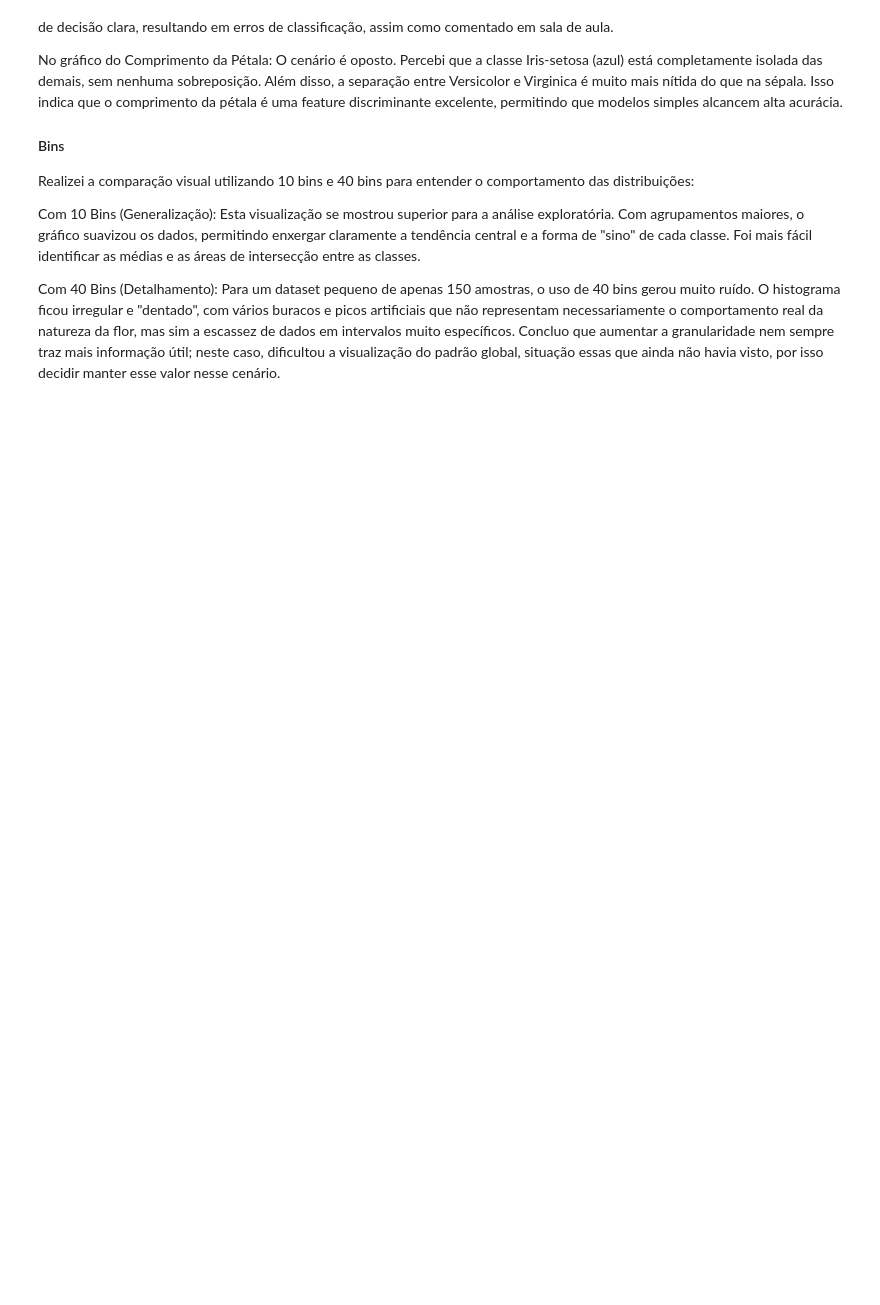
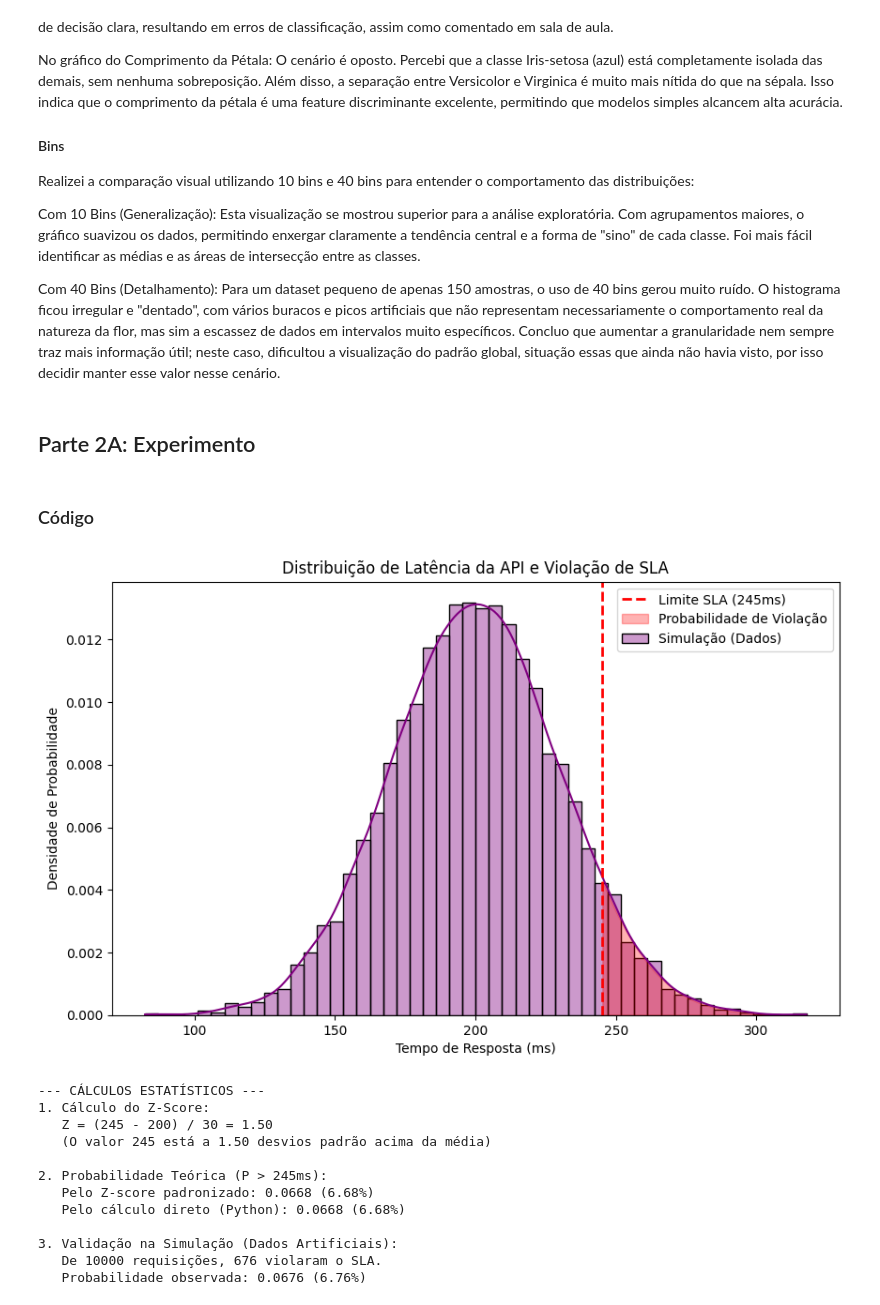
Before and after one commit to lima-12/estatistica-llm, a Jupyter notebook: estatistisca_llm.ipynb, the cells around one changed output. Cells and saved outputs as stored; diff of their text form; code cells hidden in the pictures; blank space fills up the shorter version.

Commit message:
feat: parte1B e parte1C

```diff
--- a/estatistisca_llm.ipynb
+++ b/estatistisca_llm.ipynb
@@ -64,3 +64,7 @@ Realizei a comparação visual utilizando 10 bins e 40 bins para entender o comp
 Com 10 Bins (Generalização): Esta visualização se mostrou superior para a análise exploratória. Com agrupamentos maiores, o gráfico suavizou os dados, permitindo enxergar claramente a tendência central e a forma de "sino" de cada classe. Foi mais fácil identificar as médias e as áreas de intersecção entre as classes.
 
 Com 40 Bins (Detalhamento): Para um dataset pequeno de apenas 150 amostras, o uso de 40 bins gerou muito ruído. O histograma ficou irregular e "dentado", com vários buracos e picos artificiais que não representam necessariamente o comportamento real da natureza da flor, mas sim a escassez de dados em intervalos muito específicos. Concluo que aumentar a granularidade nem sempre traz mais informação útil; neste caso, dificultou a visualização do padrão global, situação essas que ainda não havia visto, por isso decidir manter esse valor nesse cenário.
+# %% [markdown]
+## Parte 2A: Experimento
+# %% [markdown]
+### Código
@@ -66,0 +76,74 @@ Com 40 Bins (Detalhamento): Para um dataset pequeno de apenas 150 amostras, o us
+# %%
+media_mu = 200
+desvio_sigma = 30
+n_amostras = 10000
+
+np.random.seed(42) # garantir que os resultados sejam iguais aos meus
+dados_api = np.random.normal(media_mu, desvio_sigma, n_amostras)
+
+plt.figure(figsize=(10, 6))
+
+sns.histplot(
+    dados_api,
+    kde=True,
+    bins=50,
+    color='purple',
+    stat='density',
+    label='Simulação (Dados)',
+    alpha=0.4
+)
+
+limite_sla = 245
+plt.axvline(limite_sla, color='red', linestyle='--', linewidth=2, label=f'Limite SLA ({limite_sla}ms)')
+
+x_range = np.linspace(min(dados_api), max(dados_api), 1000)
+pdf_teorica = norm.pdf(x_range, media_mu, desvio_sigma)
+plt.fill_between(x_range, pdf_teorica, where=(x_range > limite_sla), color='red', alpha=0.3, label='Probabilidade de Violação')
+
+plt.title('Distribuição de Latência da API e Violação de SLA')
+plt.xlabel('Tempo de Resposta (ms)')
+plt.ylabel('Densidade de Probabilidade')
+plt.legend()
+plt.show()
+
+# Pergunta: Qual a probabilidade de P(X > 245)?
+
+print("\n--- CÁLCULOS ESTATÍSTICOS ---")
+
+# Versão Padronizada (Z-Score) - Fórmula: Z = (X - µ) / σ
+z_score = (limite_sla - media_mu) / desvio_sigma
+print(f"1. Cálculo do Z-Score:")
+print(f"   Z = ({limite_sla} - {media_mu}) / {desvio_sigma} = {z_score:.2f}")
+print(f"   (O valor 245 está a {z_score:.2f} desvios padrão acima da média)")
+
+prob_acumulada_z = norm.cdf(z_score)
+prob_violacao_z = 1 - prob_acumulada_z
+
+# Versão Não Padronizada
+prob_violacao_real = 1 - norm.cdf(limite_sla, loc=media_mu, scale=desvio_sigma)
+
+print(f"\n2. Probabilidade Teórica (P > {limite_sla}ms):")
+print(f"   Pelo Z-score padronizado: {prob_violacao_z:.4f} ({prob_violacao_z*100:.2f}%)")
+print(f"   Pelo cálculo direto (Python): {prob_violacao_real:.4f} ({prob_violacao_real*100:.2f}%)")
+
+# Validação
+contagem_violacoes = np.sum(dados_api > limite_sla)
+prob_empirica = contagem_violacoes / n_amostras
+
+print(f"\n3. Validação na Simulação (Dados Artificiais):")
+print(f"   De {n_amostras} requisições, {contagem_violacoes} violaram o SLA.")
+print(f"   Probabilidade observada: {prob_empirica:.4f} ({prob_empirica*100:.2f}%)")
+# %% [output]
+[figure, added]
+--- CÁLCULOS ESTATÍSTICOS ---
+1. Cálculo do Z-Score:
+   Z = (245 - 200) / 30 = 1.50
+   (O valor 245 está a 1.50 desvios padrão acima da média)
+
+2. Probabilidade Teórica (P > 245ms):
+   Pelo Z-score padronizado: 0.0668 (6.68%)
+   Pelo cálculo direto (Python): 0.0668 (6.68%)
+
+3. Validação na Simulação (Dados Artificiais):
+   De 10000 requisições, 676 violaram o SLA.
+   Probabilidade observada: 0.0676 (6.76%)
```
Also changed, not shown: parts of 8 cells of this notebook.
